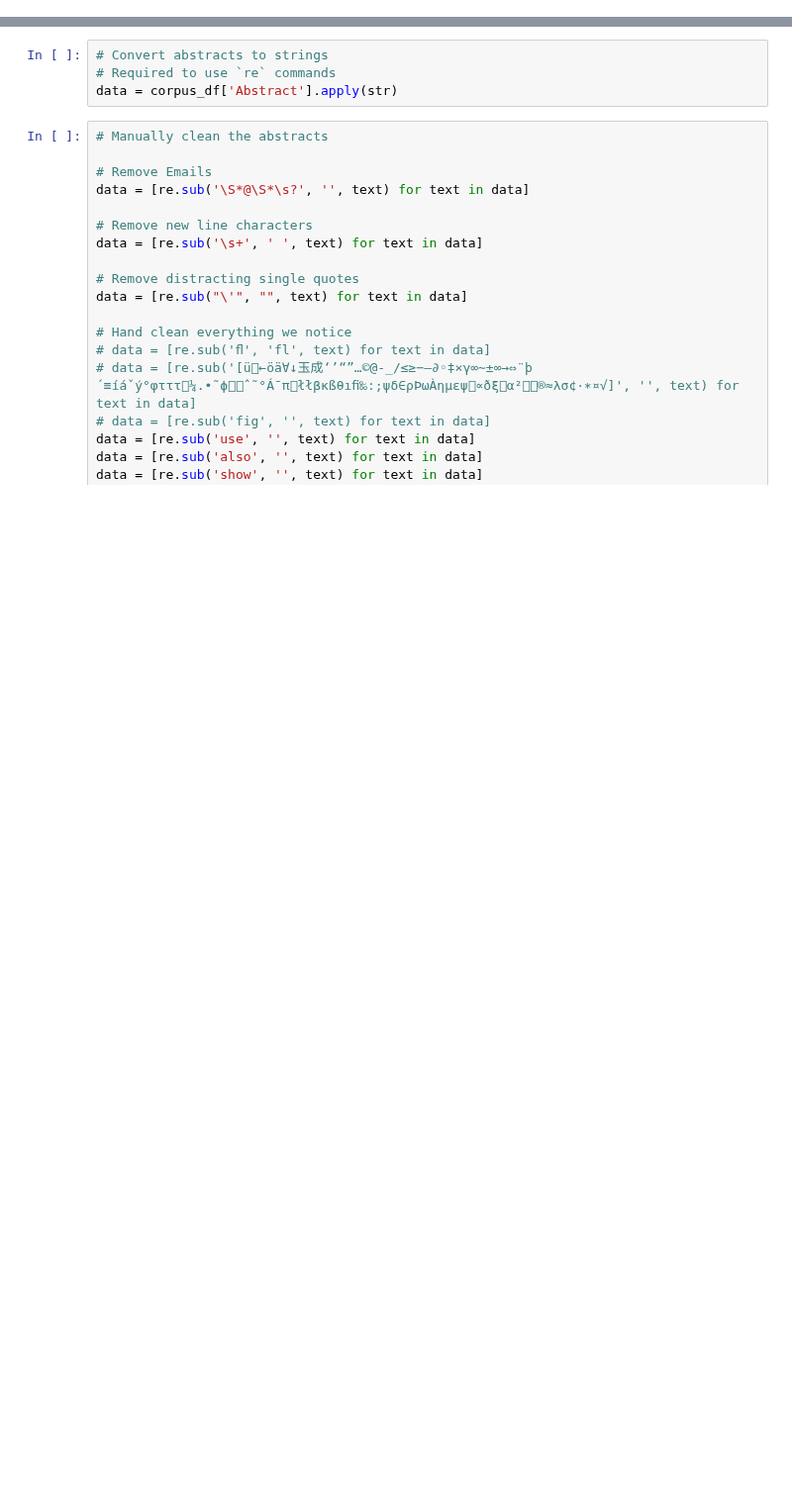
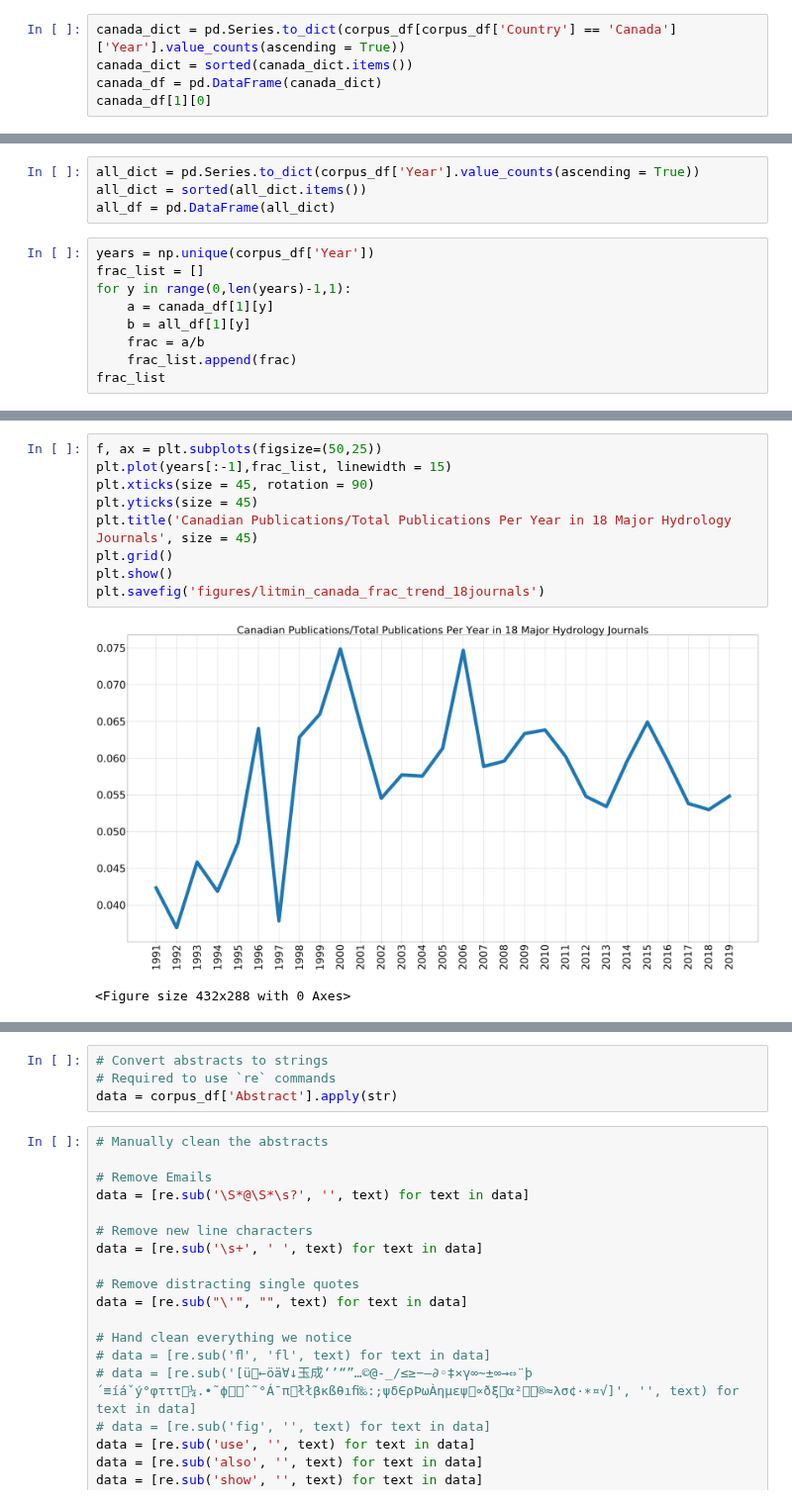
Before and after one commit to mashrekur/topic_modeling_hydrology, a Jupyter notebook: 0_data_preprocessing_broad.ipynb, the cells around one changed output, grey strips where cells are left out. Shown at 99% size. Drawn from its saved outputs; the diff is of its cells as text; blank space fills up the shorter version.

```diff
--- a/0_data_preprocessing_broad.ipynb
+++ b/0_data_preprocessing_broad.ipynb
@@ -209,0 +171,5 @@ corpus_df.reset_index(drop=True)
+# %%
+canada_dict = pd.Series.to_dict(corpus_df[corpus_df['Country'] == 'Canada']['Year'].value_counts(ascending = True))
+canada_dict = sorted(canada_dict.items())
+canada_df = pd.DataFrame(canada_dict)
+canada_df[1][0]
@@ -209,0 +178,13 @@ corpus_df.reset_index(drop=True)
+# %%
+all_dict = pd.Series.to_dict(corpus_df['Year'].value_counts(ascending = True))
+all_dict = sorted(all_dict.items())
+all_df = pd.DataFrame(all_dict)
+# %%
+years = np.unique(corpus_df['Year'])
+frac_list = []
+for y in range(0,len(years)-1,1):
+    a = canada_df[1][y]
+    b = all_df[1][y]
+    frac = a/b
+    frac_list.append(frac)
+frac_list
@@ -209,0 +209,12 @@ corpus_df.reset_index(drop=True)
+# %%
+f, ax = plt.subplots(figsize=(50,25))
+plt.plot(years[:-1],frac_list, linewidth = 15)
+plt.xticks(size = 45, rotation = 90)
+plt.yticks(size = 45)
+plt.title('Canadian Publications/Total Publications Per Year in 18 Major Hydrology Journals', size = 45)
+plt.grid()
+plt.show()
+plt.savefig('figures/litmin_canada_frac_trend_18journals')
+# %% [output]
+[figure, added]
+<Figure size 432x288 with 0 Axes>
```
Also changed, not shown: parts of 36 cells of this notebook, 33 other files.
